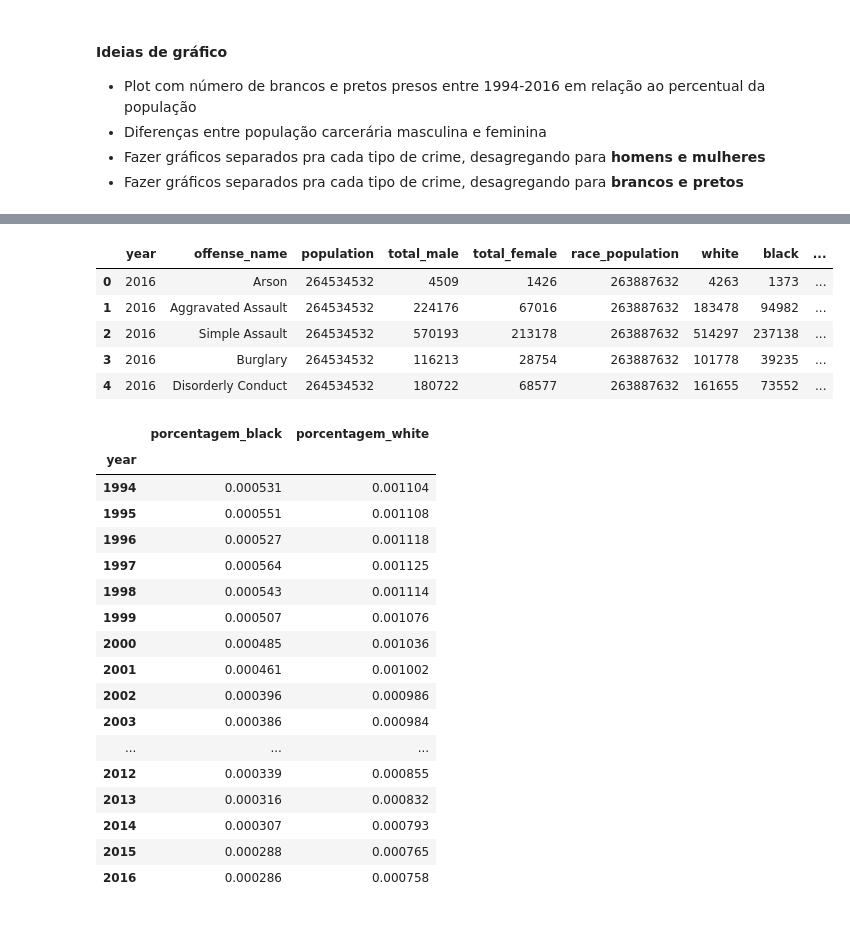
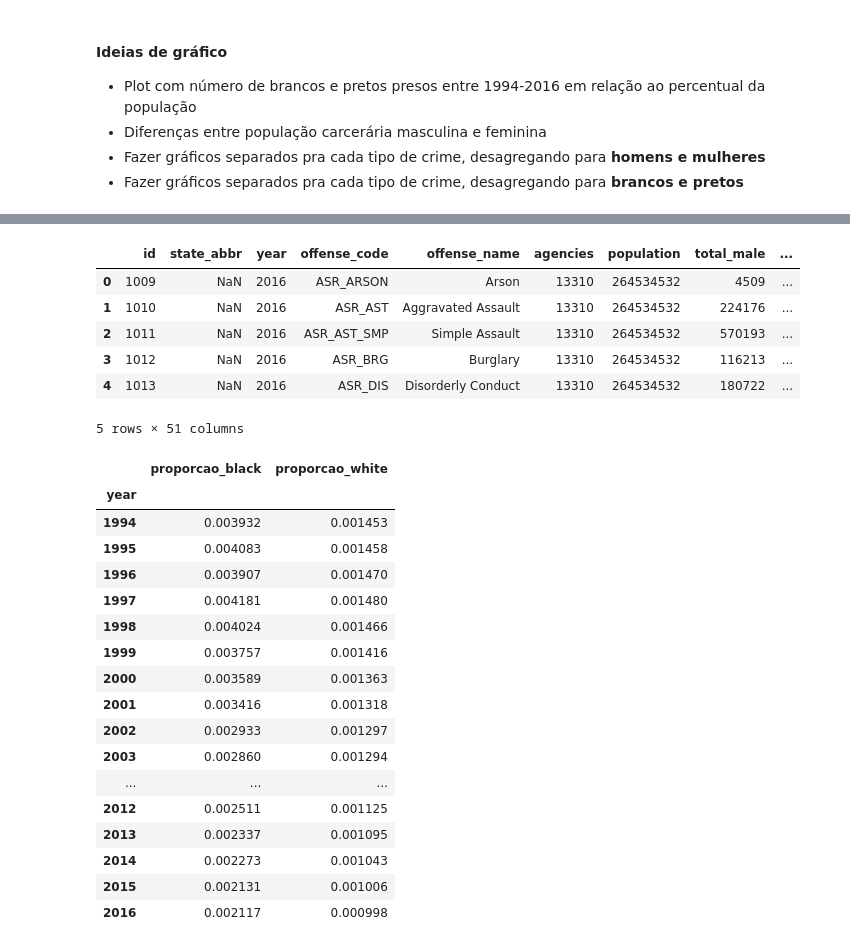
Before and after one commit to felipelmc/Police-Violence-Racial-Equity, a Jupyter notebook: notebooks/a2-icd.ipynb, the cells around one changed output, grey strips where cells are left out. Cells and saved outputs as stored; diff of their text form; code cells hidden in the pictures.

```diff
--- a/notebooks/a2-icd.ipynb
+++ b/notebooks/a2-icd.ipynb
@@ -13,9 +13,4 @@ Importando a base de dados:
 # %%
 dados = pd.read_csv(os.path.join('archive/crime_data/arrests_national_adults.csv'))
 dados
-
-# filtrando algumas colunas
-
-dados = dados[["year", "offense_name", "population", "total_male", "total_female", "race_population", "white", "black", "asian_pacific_islander", "american_indian"]]
-dados.head(8)
 # %% [output]
@@ -70,13 +40,13 @@ dados.groupby('year').black.sum().plot(title = 'Total de negros adultos presos e
 def proporcao_homens(group):
     total_male = group.total_male.astype(float)
     population = group.population
-    group['porcentagem_homens'] = total_male / population
+    group['porcentagem_homens'] = total_male / (population*0.492)
     return group
 
 def proporcao_mulheres(group):
     total_female = group.total_female.astype(float)
     population = group.population
-    group['porcentagem_mulheres'] = total_female / population
+    group['porcentagem_mulheres'] = total_female / (population*0.508)
     return group
 
 dados = dados.groupby(['year']).apply(proporcao_mulheres)
@@ -121,49 +73,51 @@ dados_genero.plot(title = "Porcentagem da população carcerária masculina e fe
 # %%
 def proporcao_black(group):
     black = group.black.astype(float)
     population = group.population
-    group['porcentagem_black'] = black / population
+    group['proporcao_black'] = black / (population*0.135)
     return group
 
 def proporcao_white(group):
     white = group.white.astype(float)
     population = group.population
-    group['porcentagem_white'] = white / population
+    group['proporcao_white'] = white / (population*0.76)
     return group
 
-dados = dados.groupby(['year']).apply(proporcao_black)
-dados = dados.groupby(['year']).apply(proporcao_white)
+dados_1 = dados.groupby(['year']).apply(proporcao_black)
+dados = dados_1.groupby(['year']).apply(proporcao_white)
 dados.head()
 # %% [output]
-|  | year | offense_name | population | total_male | total_female | race_population | white | black | ... |
-| 0 | 2016 | Arson | 264534532 | 4509 | 1426 | 263887632 | 4263 | 1373 | ... |
-| 1 | 2016 | Aggravated Assault | 264534532 | 224176 | 67016 | 263887632 | 183478 | 94982 | ... |
-| 2 | 2016 | Simple Assault | 264534532 | 570193 | 213178 | 263887632 | 514297 | 237138 | ... |
-| 3 | 2016 | Burglary | 264534532 | 116213 | 28754 | 263887632 | 101778 | 39235 | ... |
-| 4 | 2016 | Disorderly Conduct | 264534532 | 180722 | 68577 | 263887632 | 161655 | 73552 | ... |
+|  | id | state_abbr | year | offense_code | offense_name | agencies | population | total_male | ... |
+| 0 | 1009 | NaN | 2016 | ASR_ARSON | Arson | 13310 | 264534532 | 4509 | ... |
+| 1 | 1010 | NaN | 2016 | ASR_AST | Aggravated Assault | 13310 | 264534532 | 224176 | ... |
+| 2 | 1011 | NaN | 2016 | ASR_AST_SMP | Simple Assault | 13310 | 264534532 | 570193 | ... |
+| 3 | 1012 | NaN | 2016 | ASR_BRG | Burglary | 13310 | 264534532 | 116213 | ... |
+| 4 | 1013 | NaN | 2016 | ASR_DIS | Disorderly Conduct | 13310 | 264534532 | 180722 | ... |
+5 rows × 51 columns
 # %%
-# pretos, brancos, asiáticos e ameríndios (aqui, todos os percentuais de cada crime são somados)
-dados_raca = dados.pivot_table(['porcentagem_white', 'porcentagem_black'], index = 'year')
+# pretos e brancos (aqui, todos os percentuais de cada crime são somados)
+
+dados_raca = dados.pivot_table(['proporcao_white', 'proporcao_black'], index = 'year')
 dados_raca
 # %% [output]
-|  | porcentagem_black | porcentagem_white |
+|  | proporcao_black | proporcao_white |
 | year |  |  |
-| 1994 | 0.000531 | 0.001104 |
-| 1995 | 0.000551 | 0.001108 |
-| 1996 | 0.000527 | 0.001118 |
-| 1997 | 0.000564 | 0.001125 |
-| 1998 | 0.000543 | 0.001114 |
-| 1999 | 0.000507 | 0.001076 |
-| 2000 | 0.000485 | 0.001036 |
-| 2001 | 0.000461 | 0.001002 |
-| 2002 | 0.000396 | 0.000986 |
-| 2003 | 0.000386 | 0.000984 |
+| 1994 | 0.003932 | 0.001453 |
+| 1995 | 0.004083 | 0.001458 |
+| 1996 | 0.003907 | 0.001470 |
+| 1997 | 0.004181 | 0.001480 |
+| 1998 | 0.004024 | 0.001466 |
+| 1999 | 0.003757 | 0.001416 |
+| 2000 | 0.003589 | 0.001363 |
+| 2001 | 0.003416 | 0.001318 |
+| 2002 | 0.002933 | 0.001297 |
+| 2003 | 0.002860 | 0.001294 |
 | ... | ... | ... |
-| 2012 | 0.000339 | 0.000855 |
-| 2013 | 0.000316 | 0.000832 |
-| 2014 | 0.000307 | 0.000793 |
-| 2015 | 0.000288 | 0.000765 |
-| 2016 | 0.000286 | 0.000758 |
+| 2012 | 0.002511 | 0.001125 |
+| 2013 | 0.002337 | 0.001095 |
+| 2014 | 0.002273 | 0.001043 |
+| 2015 | 0.002131 | 0.001006 |
+| 2016 | 0.002117 | 0.000998 |
 # %%
 dados_raca.plot(title = "Porcentagem da população carcerária dividida por raça a cada ano", figsize = (12,8))
 # %% [output]
```
Also changed, not shown: parts of 16 cells of this notebook, 5 other files.
